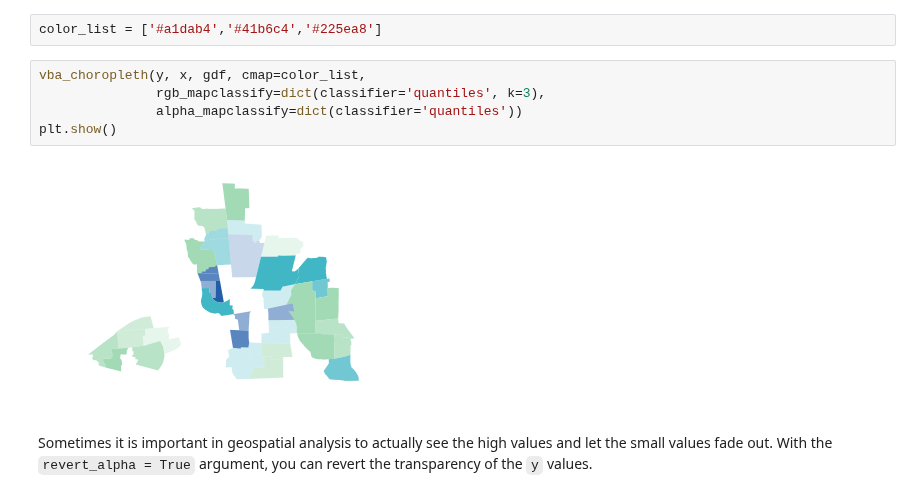
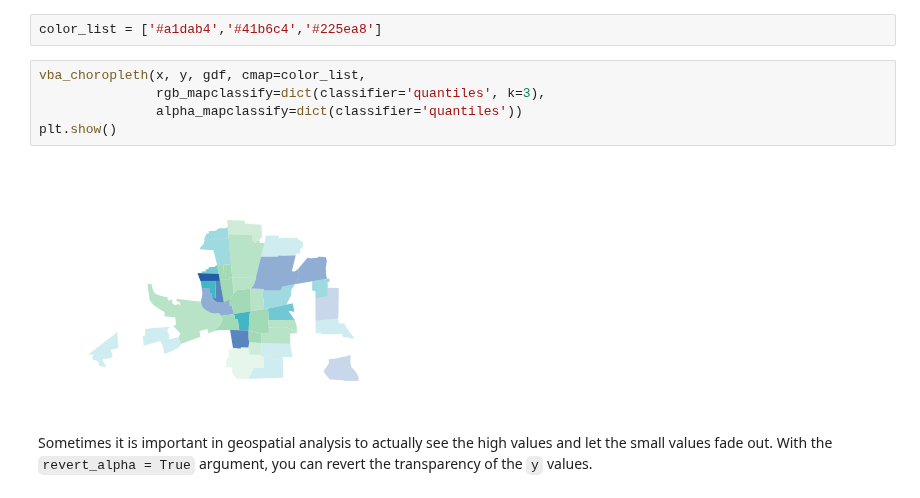
Before and after one commit to pysal/splot, a Jupyter notebook: notebooks/mapping_vba.ipynb, the cells around one changed output. Cells and saved outputs as stored; diff of their text form.

```diff
--- a/notebooks/mapping_vba.ipynb
+++ b/notebooks/mapping_vba.ipynb
@@ -101,12 +101,12 @@ Instead of using a colormap you can also pass a list of colors:
 # %%
 color_list = ['#a1dab4','#41b6c4','#225ea8']
 # %%
-vba_choropleth(y, x, gdf, cmap=color_list,
+vba_choropleth(x, y, gdf, cmap=color_list,
                rgb_mapclassify=dict(classifier='quantiles', k=3),
                alpha_mapclassify=dict(classifier='quantiles'))
 plt.show()
 # %% [output]
-[figure, old version]
+[figure, new version]
 # %% [markdown]
 Sometimes it is important in geospatial analysis to actually see the high values and let the small values fade out. With the `revert_alpha = True` argument, you can revert the transparency of the `y` values.
 # %%
```
Also changed, not shown: parts of 3 cells of this notebook.
